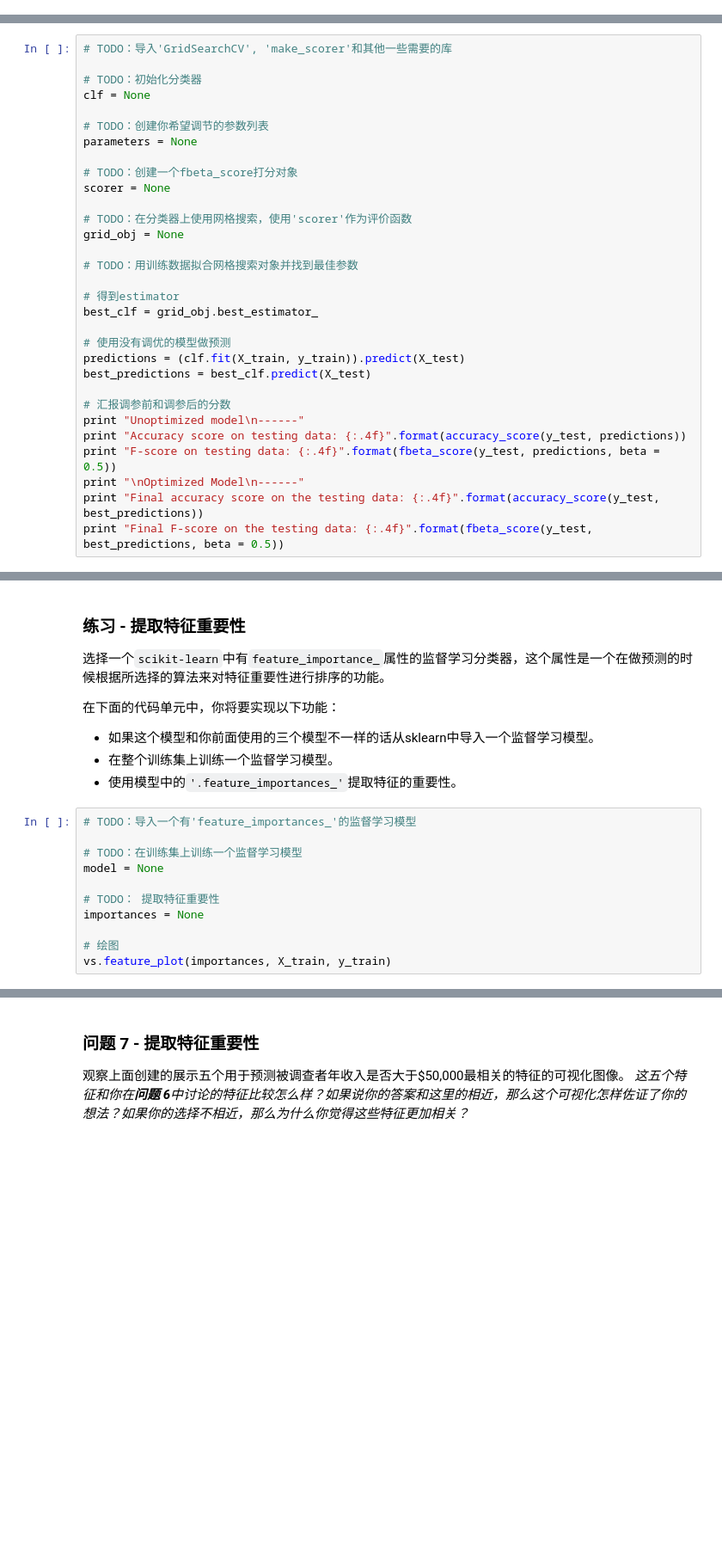
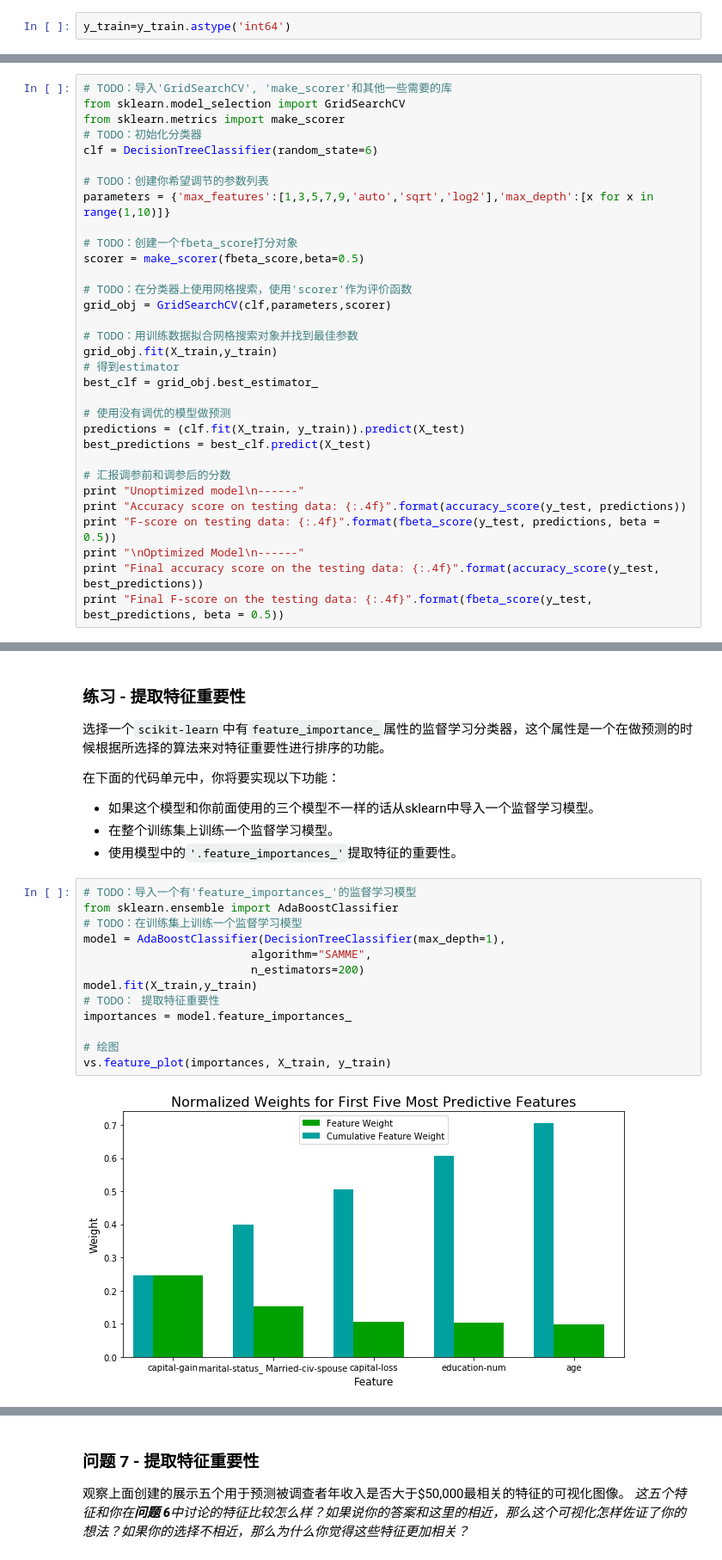
Before and after one commit to jesnssmith/find_donor, a Jupyter notebook: finding_donors.ipynb, the cells around one changed output, grey strips where cells are left out. Shown at 86% size. Cells and saved outputs as stored; diff of their text form; blank space fills up the shorter version.

```diff
--- a/finding_donors.ipynb
+++ b/finding_donors.ipynb
@@ -405,3 +466,5 @@ X_train[0:300]
 - 用训练集（X_train, y_train）训练grid search object,并将结果存储在`grid_fit`中。
 
 **注意：** 取决于你选择的参数列表，下面实现的代码可能需要花一些时间运行！
+# %%
+y_train=y_train.astype('int64')
@@ -408,20 +473,21 @@ X_train[0:300]
 # %%
 # TODO：导入'GridSearchCV', 'make_scorer'和其他一些需要的库
-
+from sklearn.model_selection import GridSearchCV
+from sklearn.metrics import make_scorer
 # TODO：初始化分类器
-clf = None
+clf = DecisionTreeClassifier(random_state=6)
 
 # TODO：创建你希望调节的参数列表
-parameters = None
+parameters = {'max_features':[1,3,5,7,9,'auto','sqrt','log2'],'max_depth':[x for x in range(1,10)]}
 
 # TODO：创建一个fbeta_score打分对象
-scorer = None
+scorer = make_scorer(fbeta_score,beta=0.5)
 
 # TODO：在分类器上使用网格搜索，使用'scorer'作为评价函数
-grid_obj = None
+grid_obj = GridSearchCV(clf,parameters,scorer)
 
 # TODO：用训练数据拟合网格搜索对象并找到最佳参数
-
+grid_obj.fit(X_train,y_train)
 # 得到estimator
 best_clf = grid_obj.best_estimator_
 
@@ -475,12 +554,16 @@ _在这十三个记录中，你认为哪五个特征对于预测是最重要的
  - 使用模型中的`'.feature_importances_'`提取特征的重要性。
 # %%
 # TODO：导入一个有'feature_importances_'的监督学习模型
-
+from sklearn.ensemble import AdaBoostClassifier
 # TODO：在训练集上训练一个监督学习模型
-model = None
-
+model = AdaBoostClassifier(DecisionTreeClassifier(max_depth=1),
+                         algorithm="SAMME",
+                         n_estimators=200)
+model.fit(X_train,y_train)
 # TODO： 提取特征重要性
-importances = None
+importances = model.feature_importances_
 
 # 绘图
 vs.feature_plot(importances, X_train, y_train)
+# %% [output]
+[figure, added]
```
Also changed, not shown: parts of 41 cells of this notebook, 1 other file.
